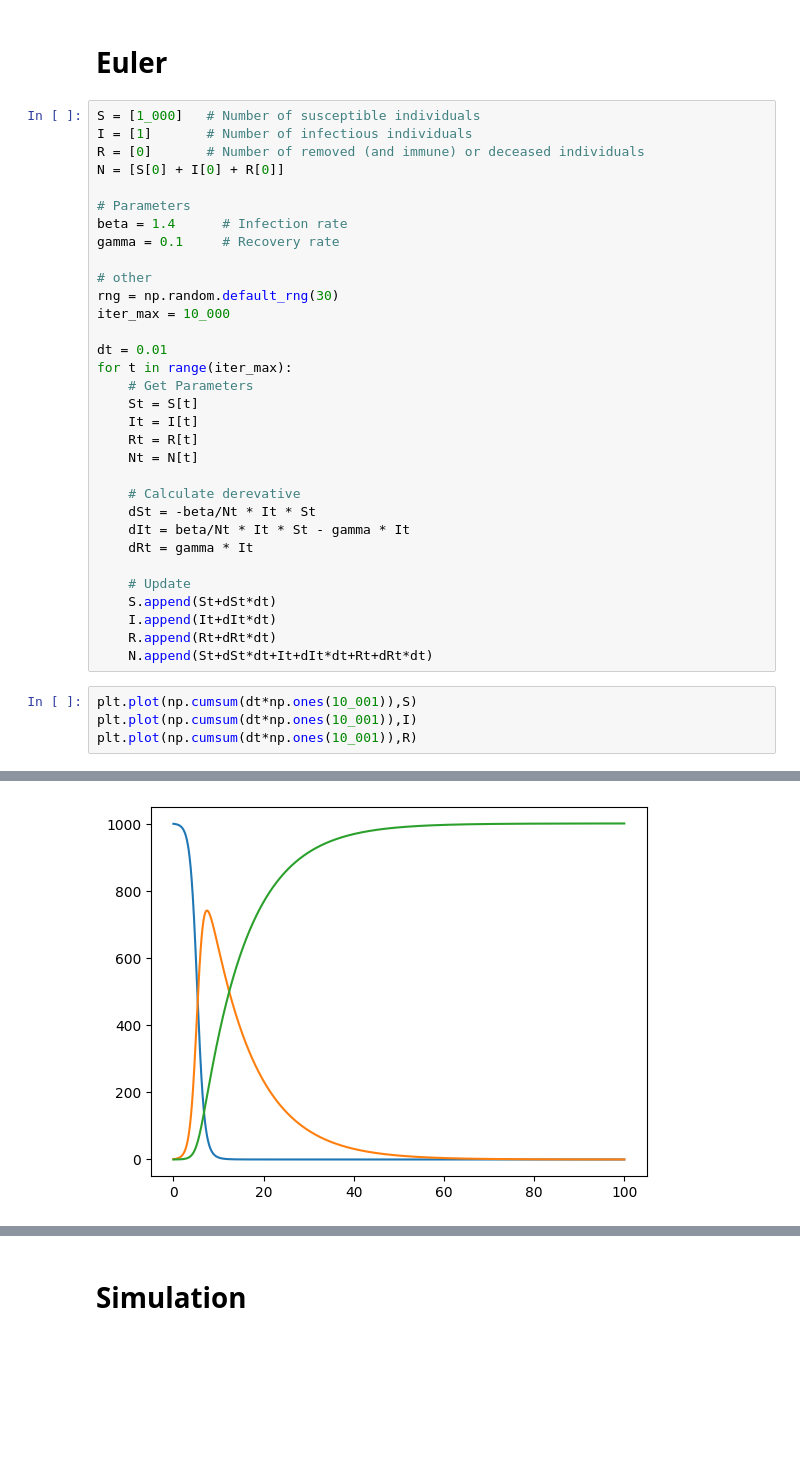
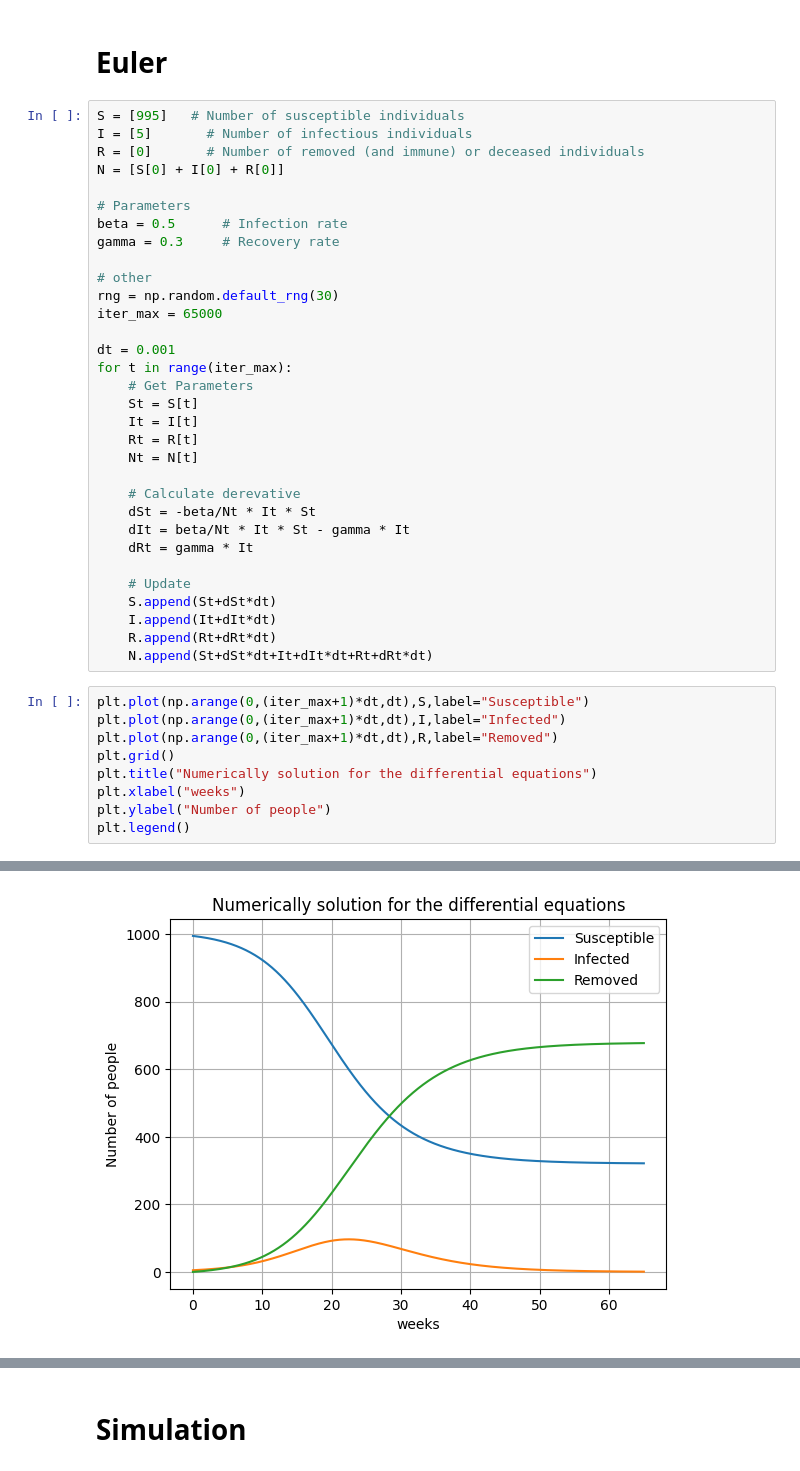
Before and after one commit to s224399/Stoc_sim_2k26, a Jupyter notebook: Project_2/Project_2_sir_Marius.ipynb, the cells around one changed output, grey strips where cells are left out. Saved outputs shown, nothing was run; the diff lists cells and outputs as text; blank space fills up the shorter version.

```diff
--- a/Project_2/Project_2_sir_Marius.ipynb
+++ b/Project_2/Project_2_sir_Marius.ipynb
@@ -4,20 +5,20 @@ import matplotlib.pyplot as plt
 # %% [markdown]
 # Euler
 # %%
-S = [1_000]   # Number of susceptible individuals
-I = [1]       # Number of infectious individuals
+S = [995]   # Number of susceptible individuals
+I = [5]       # Number of infectious individuals
 R = [0]       # Number of removed (and immune) or deceased individuals
 N = [S[0] + I[0] + R[0]]
 
 # Parameters
-beta = 1.4      # Infection rate
-gamma = 0.1     # Recovery rate
+beta = 0.5      # Infection rate
+gamma = 0.3     # Recovery rate
 
 # other
 rng = np.random.default_rng(30)
-iter_max = 10_000
+iter_max = 65000
 
-dt = 0.01
+dt = 0.001
 for t in range(iter_max):
     # Get Parameters
     St = S[t]
@@ -36,7 +37,12 @@ for t in range(iter_max):
     R.append(Rt+dRt*dt)
     N.append(St+dSt*dt+It+dIt*dt+Rt+dRt*dt)
 # %%
-plt.plot(np.cumsum(dt*np.ones(10_001)),S)
-plt.plot(np.cumsum(dt*np.ones(10_001)),I)
-plt.plot(np.cumsum(dt*np.ones(10_001)),R)
+plt.plot(np.arange(0,(iter_max+1)*dt,dt),S,label="Susceptible")
+plt.plot(np.arange(0,(iter_max+1)*dt,dt),I,label="Infected")
+plt.plot(np.arange(0,(iter_max+1)*dt,dt),R,label="Removed")
+plt.grid()
+plt.title("Numerically solution for the differential equations")
+plt.xlabel("weeks")
+plt.ylabel("Number of people")
+plt.legend()
 # %% [output]
@@ -44 +50 @@ plt.plot(np.cumsum(dt*np.ones(10_001)),R)
-[figure, old version]
+[figure, new version]
```
Also changed, not shown: parts of 29 cells of this notebook.
